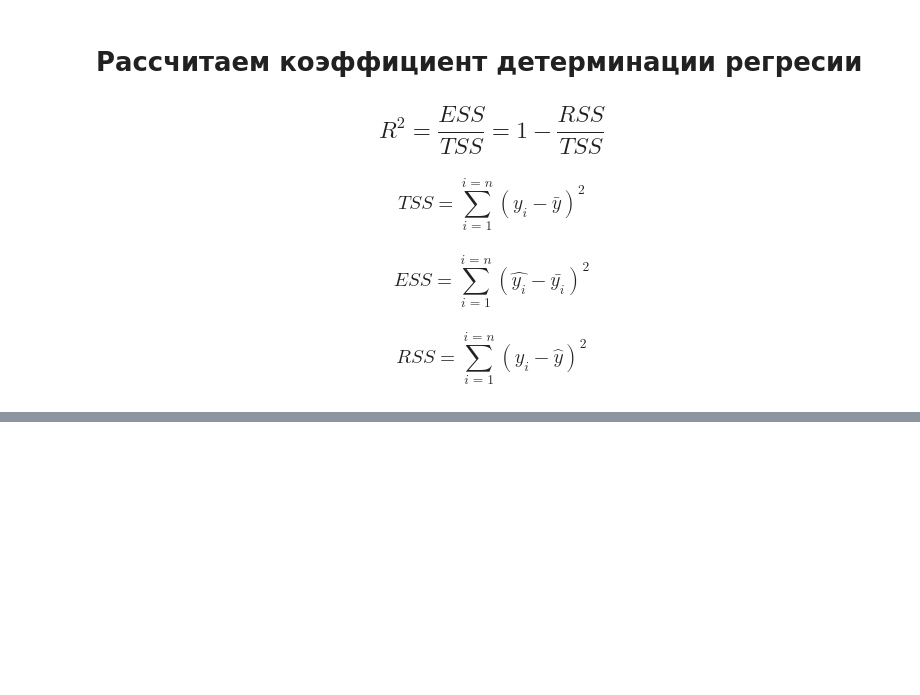
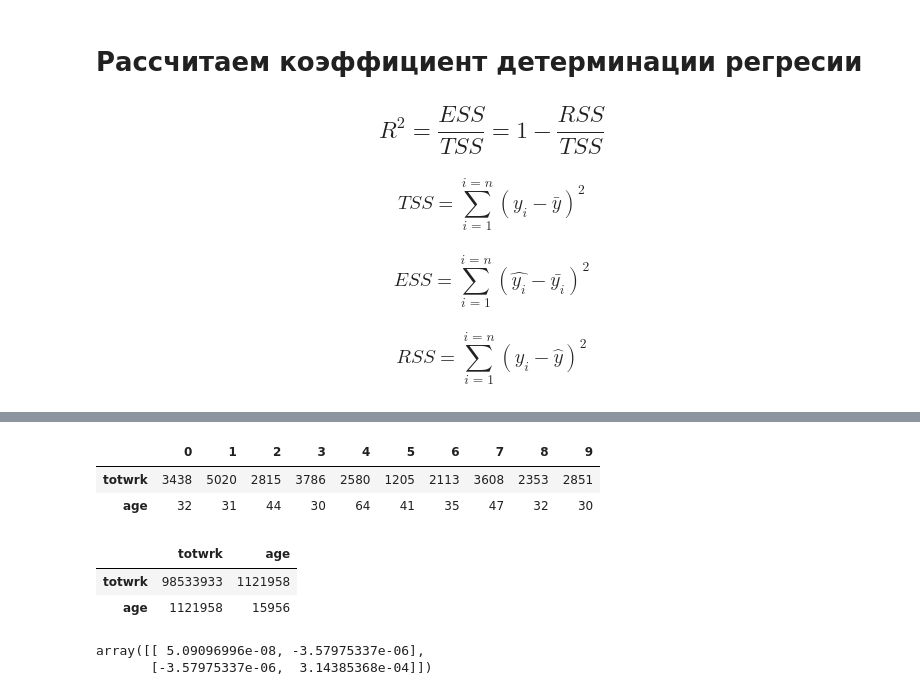
Before and after one commit to artamonoff/econometrica-spring23, a Jupyter notebook: python-notebooks/OLS.ipynb, the cells around one changed output, grey strips where cells are left out. Cells and saved outputs as stored; diff of their text form; code cells hidden in the pictures; blank space fills up the shorter version.

```diff
--- a/python-notebooks/OLS.ipynb
+++ b/python-notebooks/OLS.ipynb
@@ -98,0 +158,20 @@ R2det
+# %%
+# Чтобы получить транспонированную матрицу X, применим метод T
+X.T
+# %% [output]
+|  | 0 | 1 | 2 | 3 | 4 | 5 | 6 | 7 | 8 | 9 |
+| totwrk | 3438 | 5020 | 2815 | 3786 | 2580 | 1205 | 2113 | 3608 | 2353 | 2851 |
+| age | 32 | 31 | 44 | 30 | 64 | 41 | 35 | 47 | 32 | 30 |
+# %%
+# Перемножим исходную матрицу с транспонированной с помощью операции '@'
+X.T@X
+# %% [output]
+|  | totwrk | age |
+| totwrk | 98533933 | 1121958 |
+| age | 1121958 | 15956 |
+# %%
+# Обратную матрицу найдём с помощью методов библиотеки numpy
+np.linalg.inv(X.T@X)
+# %% [output]
+array([[ 5.09096996e-08, -3.57975337e-06],
+       [-3.57975337e-06,  3.14385368e-04]])
```
Also changed, not shown: parts of 17 cells of this notebook.
